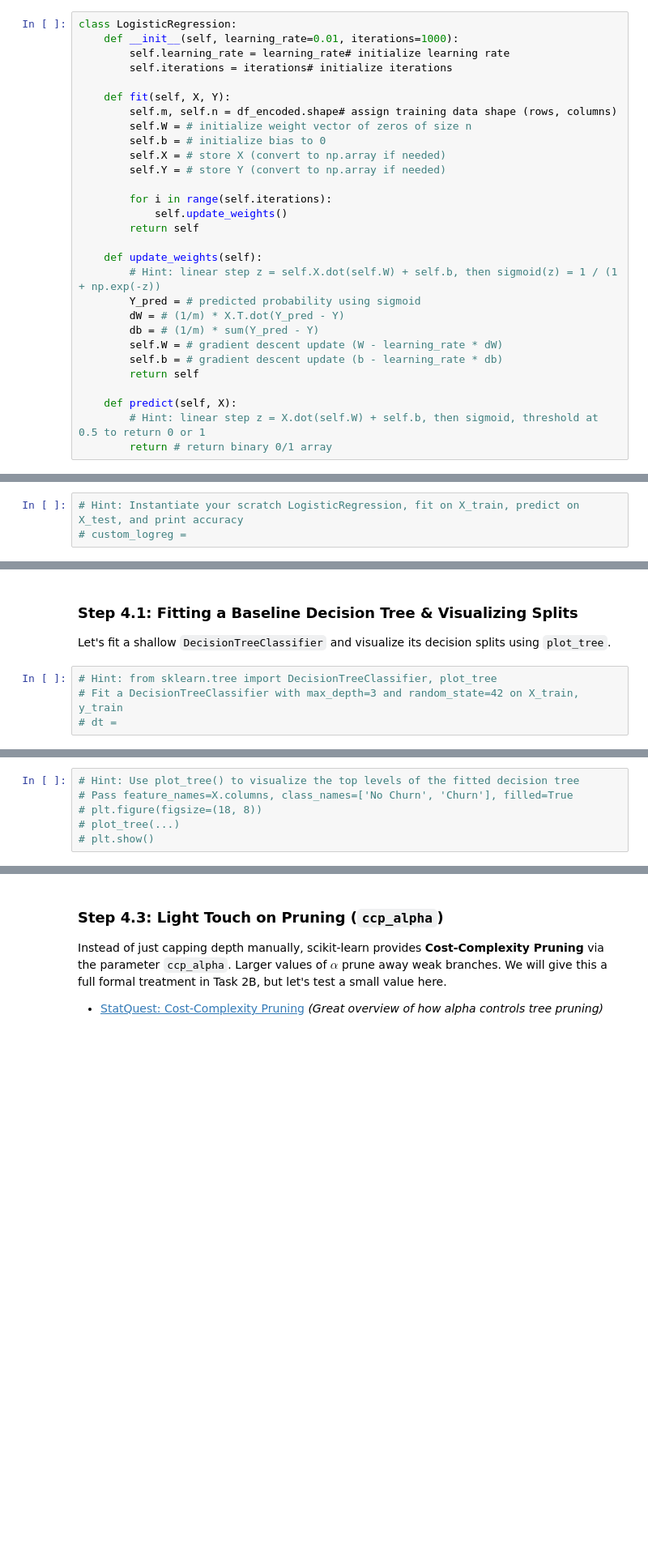
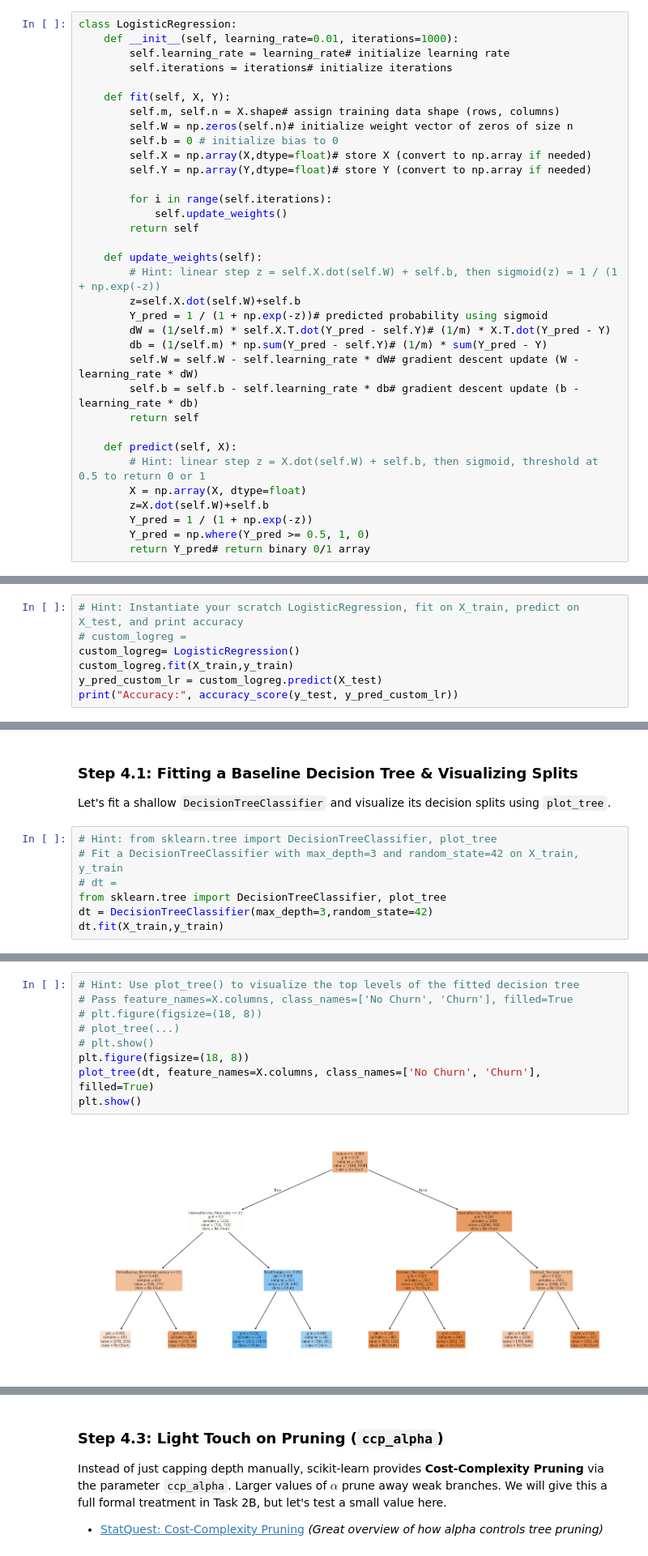
Before and after one commit to siddhigogri/SiddhiGogri_LP_Synapse26, a Jupyter notebook: SynapseTask_LP_2A.ipynb, the cells around one changed output, grey strips where cells are left out. Shown at 81% size. Cells and saved outputs as stored; diff of their text form; blank space fills up the shorter version.

```diff
--- a/SynapseTask_LP_2A.ipynb
+++ b/SynapseTask_LP_2A.ipynb
@@ -328,11 +328,11 @@ class LogisticRegression:
         self.iterations = iterations# initialize iterations
 
     def fit(self, X, Y):
-        self.m, self.n = df_encoded.shape# assign training data shape (rows, columns)
-        self.W = # initialize weight vector of zeros of size n
-        self.b = # initialize bias to 0
-        self.X = # store X (convert to np.array if needed)
-        self.Y = # store Y (convert to np.array if needed)
+        self.m, self.n = X.shape# assign training data shape (rows, columns)
+        self.W = np.zeros(self.n)# initialize weight vector of zeros of size n
+        self.b = 0 # initialize bias to 0
+        self.X = np.array(X,dtype=float)# store X (convert to np.array if needed)
+        self.Y = np.array(Y,dtype=float)# store Y (convert to np.array if needed)
 
         for i in range(self.iterations):
             self.update_weights()
@@ -340,13 +340,18 @@ class LogisticRegression:
 
     def update_weights(self):
         # Hint: linear step z = self.X.dot(self.W) + self.b, then sigmoid(z) = 1 / (1 + np.exp(-z))
-        Y_pred = # predicted probability using sigmoid
-        dW = # (1/m) * X.T.dot(Y_pred - Y)
-        db = # (1/m) * sum(Y_pred - Y)
-        self.W = # gradient descent update (W - learning_rate * dW)
-        self.b = # gradient descent update (b - learning_rate * db)
+        z=self.X.dot(self.W)+self.b
+        Y_pred = 1 / (1 + np.exp(-z))# predicted probability using sigmoid
+        dW = (1/self.m) * self.X.T.dot(Y_pred - self.Y)# (1/m) * X.T.dot(Y_pred - Y)
+        db = (1/self.m) * np.sum(Y_pred - self.Y)# (1/m) * sum(Y_pred - Y)
+        self.W = self.W - self.learning_rate * dW# gradient descent update (W - learning_rate * dW)
+        self.b = self.b - self.learning_rate * db# gradient descent update (b - learning_rate * db)
         return self
 
     def predict(self, X):
         # Hint: linear step z = X.dot(self.W) + self.b, then sigmoid, threshold at 0.5 to return 0 or 1
-        return # return binary 0/1 array
+        X = np.array(X, dtype=float)
+        z=X.dot(self.W)+self.b
+        Y_pred = 1 / (1 + np.exp(-z))
+        Y_pred = np.where(Y_pred >= 0.5, 1, 0)
+        return Y_pred# return binary 0/1 array
@@ -355,3 +358,7 @@ SyntaxError: invalid syntax (3709999154.py, line 3)
 # %%
 # Hint: Instantiate your scratch LogisticRegression, fit on X_train, predict on X_test, and print accuracy
 # custom_logreg =
+custom_logreg= LogisticRegression()
+custom_logreg.fit(X_train,y_train)
+y_pred_custom_lr = custom_logreg.predict(X_test)
+print("Accuracy:", accuracy_score(y_test, y_pred_custom_lr))
@@ -442,3 +451,6 @@ Let's fit a shallow `DecisionTreeClassifier` and visualize its decision splits u
 # Hint: from sklearn.tree import DecisionTreeClassifier, plot_tree
 # Fit a DecisionTreeClassifier with max_depth=3 and random_state=42 on X_train, y_train
 # dt =
+from sklearn.tree import DecisionTreeClassifier, plot_tree
+dt = DecisionTreeClassifier(max_depth=3,random_state=42)
+dt.fit(X_train,y_train)
@@ -445,9 +459,14 @@ Let's fit a shallow `DecisionTreeClassifier` and visualize its decision splits u
 # %%
 # Hint: Use plot_tree() to visualize the top levels of the fitted decision tree
 # Pass feature_names=X.columns, class_names=['No Churn', 'Churn'], filled=True
 # plt.figure(figsize=(18, 8))
 # plot_tree(...)
 # plt.show()
+plt.figure(figsize=(18, 8))
+plot_tree(dt, feature_names=X.columns, class_names=['No Churn', 'Churn'], filled=True)
+plt.show()
+# %% [output]
+[figure, added]
 # %% [markdown]
 ### Step 4.2: Bias-Variance Tradeoff
 
```
Also changed, not shown: parts of 10 cells of this notebook.
